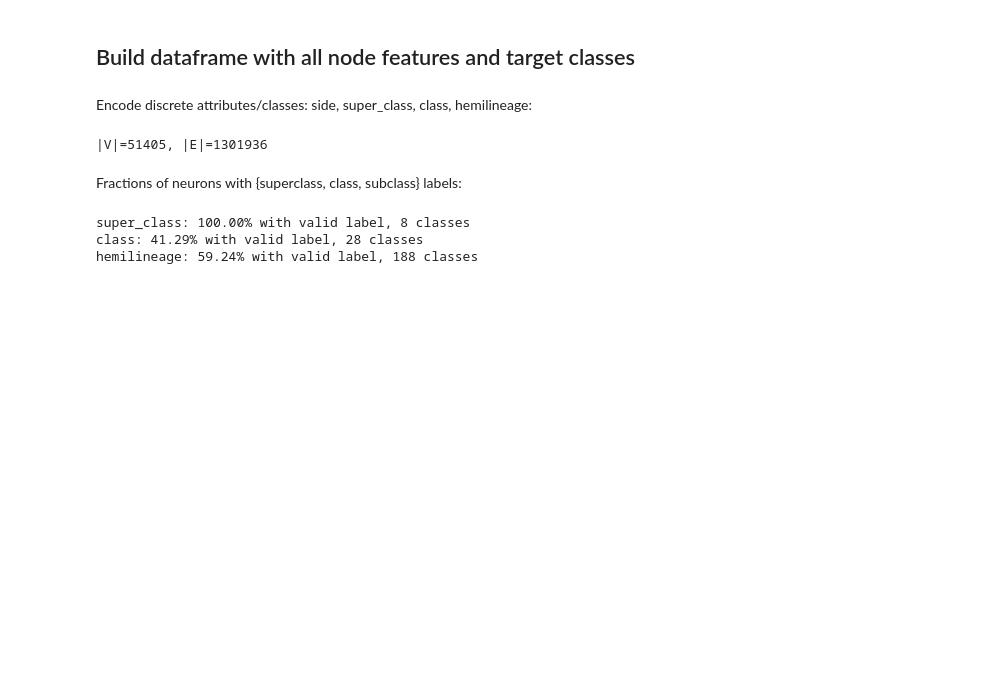
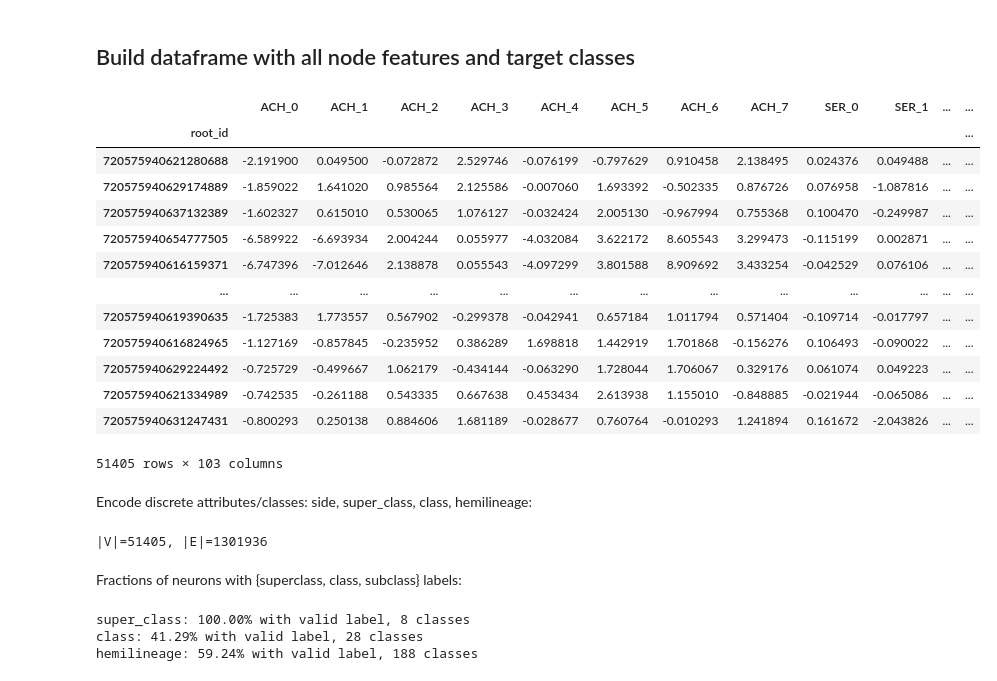
Before and after one commit to ernestoBocini/Drosophila-Brain-Wiring-Diagram-GAT, a Jupyter notebook: notebooks/graph_prep.ipynb, the cells around one changed output. Cells and saved outputs as stored; diff of their text form; code cells hidden in the pictures; blank space fills up the shorter version.

Commit message:
update graph_prep to include spectral features

```diff
--- a/notebooks/graph_prep.ipynb
+++ b/notebooks/graph_prep.ipynb
@@ -21,6 +21,7 @@ data_dir = Path().absolute().parent / "data"
 ## Build dataframe with all node features and target classes
 # %%
 n2v_features_df = pd.read_pickle(data_dir / "embeddings/node2vec_embedding.pkl")
+spec_features_df = pd.read_pickle(data_dir / "embeddings/spectral_embedding.pkl")
 node_info_df = pd.read_pickle(data_dir / "preprocessed/node_info.pkl")
 edge_info_df = pd.read_pickle(data_dir / "preprocessed/edge_info.pkl")
 node_info_df = node_info_df[node_info_df["super_class"] != "optic"]
@@ -34,6 +35,26 @@ node_info_df = node_info_df[["root_id"] + additional_node_features + classes]
 node_info_df = pd.merge(
     n2v_features_df, node_info_df, how="left", left_index=True, right_on="root_id"
 ).set_index("root_id")
+node_info_df = pd.merge(
+    node_info_df, spec_features_df, how="left", left_index=True, right_index=True
+)
+# %%
+node_info_df
+# %% [output]
+|  | ACH_0 | ACH_1 | ACH_2 | ACH_3 | ACH_4 | ACH_5 | ACH_6 | ACH_7 | SER_0 | SER_1 | ... | ... |
+| root_id |  |  |  |  |  |  |  |  |  |  |  | ... |
+| 720575940621280688 | -2.191900 | 0.049500 | -0.072872 | 2.529746 | -0.076199 | -0.797629 | 0.910458 | 2.138495 | 0.024376 | 0.049488 | ... | ... |
+| 720575940629174889 | -1.859022 | 1.641020 | 0.985564 | 2.125586 | -0.007060 | 1.693392 | -0.502335 | 0.876726 | 0.076958 | -1.087816 | ... | ... |
+| 720575940637132389 | -1.602327 | 0.615010 | 0.530065 | 1.076127 | -0.032424 | 2.005130 | -0.967994 | 0.755368 | 0.100470 | -0.249987 | ... | ... |
+| 720575940654777505 | -6.589922 | -6.693934 | 2.004244 | 0.055977 | -4.032084 | 3.622172 | 8.605543 | 3.299473 | -0.115199 | 0.002871 | ... | ... |
+| 720575940616159371 | -6.747396 | -7.012646 | 2.138878 | 0.055543 | -4.097299 | 3.801588 | 8.909692 | 3.433254 | -0.042529 | 0.076106 | ... | ... |
+| ... | ... | ... | ... | ... | ... | ... | ... | ... | ... | ... | ... | ... |
+| 720575940619390635 | -1.725383 | 1.773557 | 0.567902 | -0.299378 | -0.042941 | 0.657184 | 1.011794 | 0.571404 | -0.109714 | -0.017797 | ... | ... |
+| 720575940616824965 | -1.127169 | -0.857845 | -0.235952 | 0.386289 | 1.698818 | 1.442919 | 1.701868 | -0.156276 | 0.106493 | -0.090022 | ... | ... |
+| 720575940629224492 | -0.725729 | -0.499667 | 1.062179 | -0.434144 | -0.063290 | 1.728044 | 1.706067 | 0.329176 | 0.061074 | 0.049223 | ... | ... |
+| 720575940621334989 | -0.742535 | -0.261188 | 0.543335 | 0.667638 | 0.453434 | 2.613938 | 1.155010 | -0.848885 | -0.021944 | -0.065086 | ... | ... |
+| 720575940631247431 | -0.800293 | 0.250138 | 0.884606 | 1.681189 | -0.028677 | 0.760764 | -0.010293 | 1.241894 | 0.161672 | -2.043826 | ... | ... |
+51405 rows × 103 columns
 # %% [markdown]
 Encode discrete attributes/classes: side, super_class, class, hemilineage:
 # %%
```
Also changed, not shown: parts of 1 cell of this notebook.
